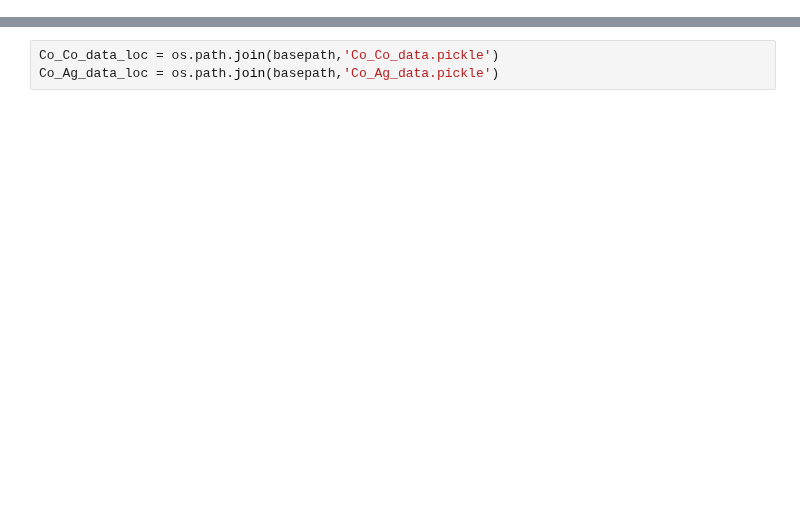
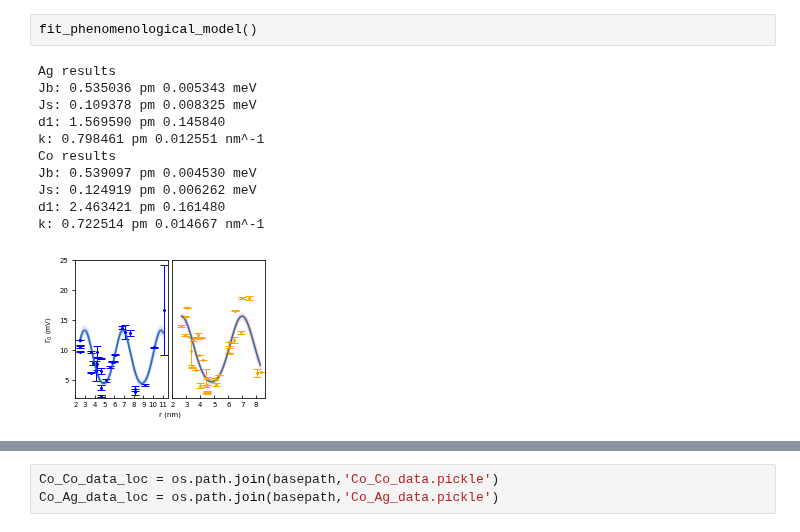
Before and after one commit to abekipnis/Kondo-Aalto, a Jupyter notebook: figure_notebooks/Create Figures.ipynb, the cells around one changed output, grey strips where cells are left out. Cells and saved outputs as stored; diff of their text form; blank space fills up the shorter version.

```diff
--- a/figure_notebooks/Create Figures.ipynb
+++ b/figure_notebooks/Create Figures.ipynb
@@ -1,3 +1,17 @@
+# %%
+fit_phenomenological_model()
+# %% [output]
+Ag results
+Jb: 0.535036 pm 0.005343 meV
+Js: 0.109378 pm 0.008325 meV
+d1: 1.569590 pm 0.145840
+k: 0.798461 pm 0.012551 nm^-1
+Co results
+Jb: 0.539097 pm 0.004530 meV
+Js: 0.124919 pm 0.006262 meV
+d1: 2.463421 pm 0.161480
+k: 0.722514 pm 0.014667 nm^-1
+[figure, added]
 # %%
 import os, scipy, pickle, platform, sys
 import pandas as pd
```
Also changed, not shown: parts of 17 cells of this notebook, 7 other files.
